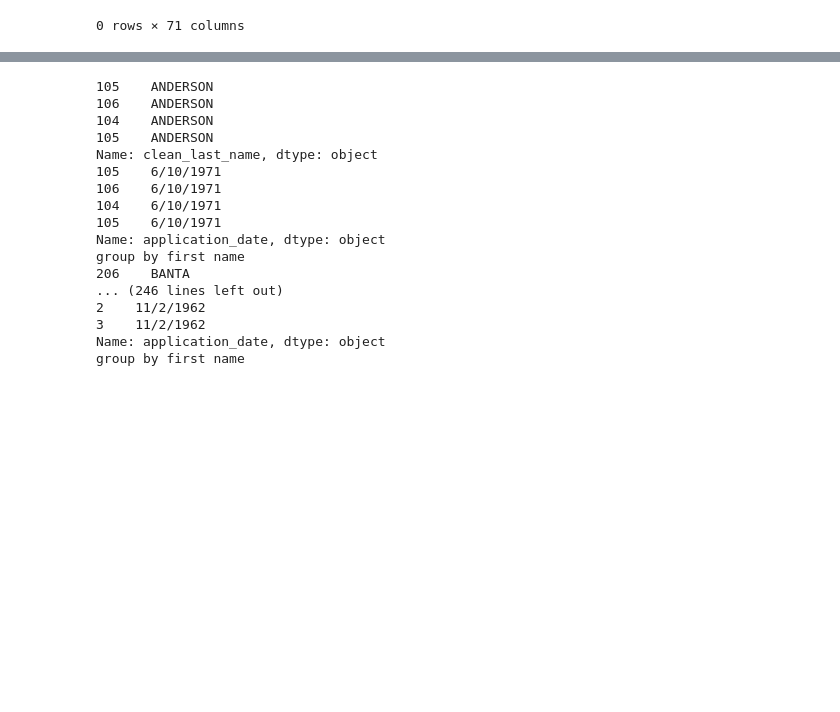
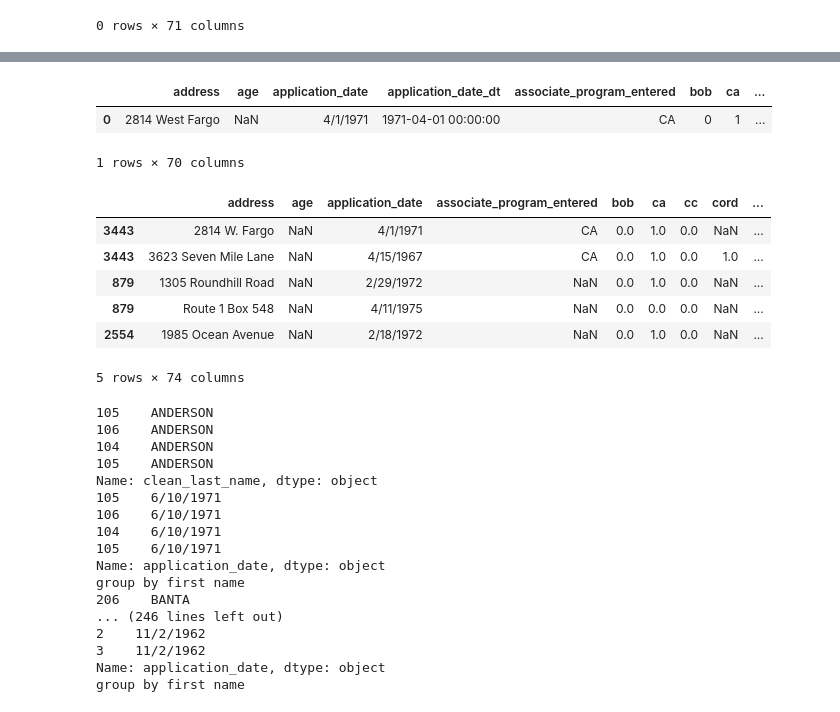
Before and after one commit to Lrraymond13/yellow_beret, a Jupyter notebook: Compile Application Card Raw Data, Dedup and Standardize.ipynb, the cells around one changed output, grey strips where cells are left out. Saved outputs shown, nothing was run; the diff lists cells and outputs as text; code cells hidden in the pictures; blank space fills up the shorter version.

```diff
--- a/Compile Application Card Raw Data, Dedup and Standardize.ipynb
+++ b/Compile Application Card Raw Data, Dedup and Standardize.ipynb
@@ -566,0 +561,2 @@ unique_people_df[['clean_last_name', 'clean_first_name', 'clean_middle_name', 'c
+# %%
+all_app_shorted.sort_values(['uuid', 'application_date'], inplace=True)
@@ -567,3 +566,19 @@ unique_people_df[['clean_last_name', 'clean_first_name', 'clean_middle_name', 'c
+# %%
+unique_people_df.loc[unique_people_df.uuid=='00011ec2-3b1d-4b01-b8d6-ec2b193fecbe', :]
+# %% [output]
+|  | address | age | application_date | application_date_dt | associate_program_entered | bob | ca | ... |
+| 0 | 2814 West Fargo | NaN | 4/1/1971 | 1971-04-01 00:00:00 | CA | 0 | 1 | ... |
+1 rows × 70 columns
+# %%
+all_app_shorted.head()
+# %% [output]
+|  | address | age | application_date | associate_program_entered | bob | ca | cc | cord | ... |
+| 3443 | 2814 W. Fargo | NaN | 4/1/1971 | CA | 0.0 | 1.0 | 0.0 | NaN | ... |
+| 3443 | 3623 Seven Mile Lane | NaN | 4/15/1967 | CA | 0.0 | 1.0 | 0.0 | 1.0 | ... |
+| 879 | 1305 Roundhill Road | NaN | 2/29/1972 | NaN | 0.0 | 1.0 | 0.0 | NaN | ... |
+| 879 | Route 1 Box 548 | NaN | 4/11/1975 | NaN | 0.0 | 0.0 | 0.0 | NaN | ... |
+| 2554 | 1985 Ocean Avenue | NaN | 2/18/1972 | NaN | 0.0 | 1.0 | 0.0 | NaN | ... |
+5 rows × 74 columns
 # %%
 def consolidate_candidate(candidate_df):
     # for each dataframe, with a common last name and application date, seperate into unique candidate pairs
```
Also changed, not shown: parts of 19 cells of this notebook, 1 other file.
